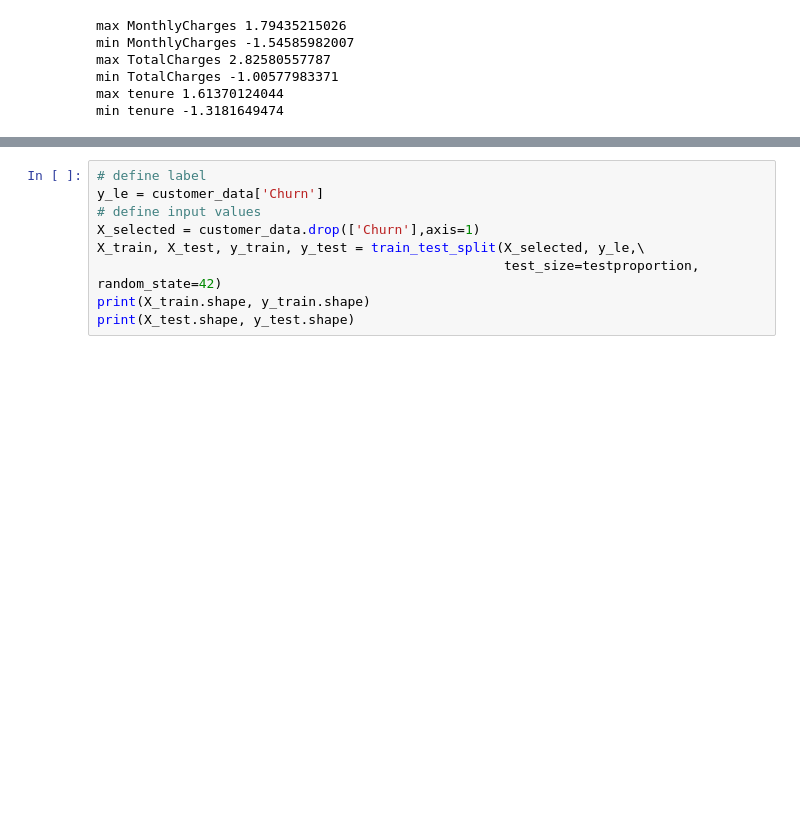
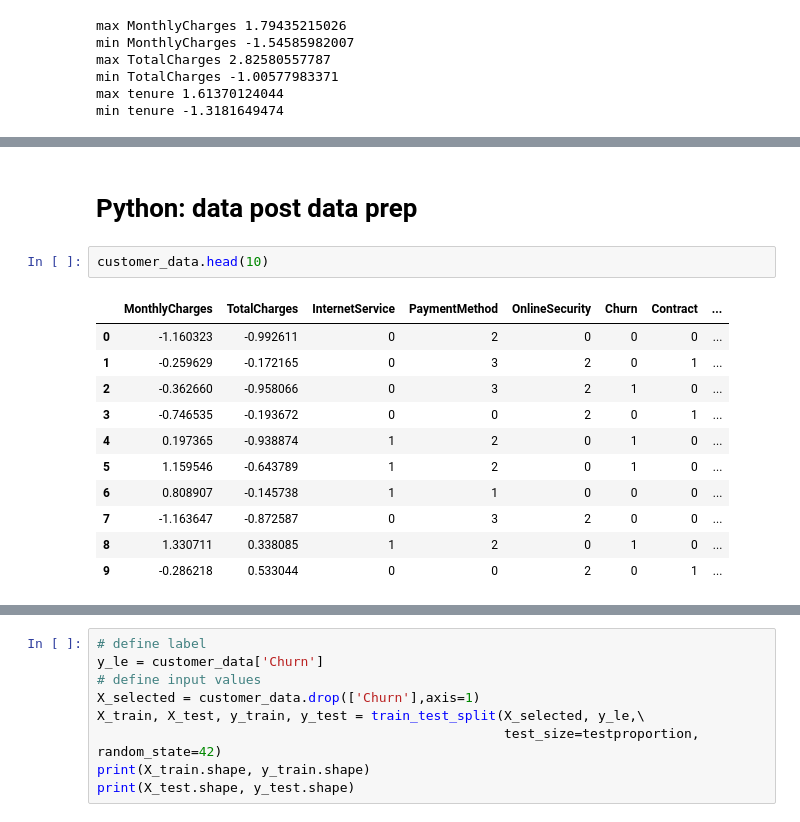
Before and after one commit to ryanmark1867/june2019_ML_bootcamp, a Jupyter notebook: churn_match_modeler.ipynb, the cells around one changed output, grey strips where cells are left out. Cells and saved outputs as stored; diff of their text form; blank space fills up the shorter version.

```diff
--- a/churn_match_modeler.ipynb
+++ b/churn_match_modeler.ipynb
@@ -318,3 +301,19 @@ min tenure -1.3181649474
    </tr>
 </table>
+# %% [markdown]
+# Python: data post data prep
+# %%
+customer_data.head(10)
+# %% [output]
+|  | MonthlyCharges | TotalCharges | InternetService | PaymentMethod | OnlineSecurity | Churn | Contract | ... |
+| 0 | -1.160323 | -0.992611 | 0 | 2 | 0 | 0 | 0 | ... |
+| 1 | -0.259629 | -0.172165 | 0 | 3 | 2 | 0 | 1 | ... |
+| 2 | -0.362660 | -0.958066 | 0 | 3 | 2 | 1 | 0 | ... |
+| 3 | -0.746535 | -0.193672 | 0 | 0 | 2 | 0 | 1 | ... |
+| 4 | 0.197365 | -0.938874 | 1 | 2 | 0 | 1 | 0 | ... |
+| 5 | 1.159546 | -0.643789 | 1 | 2 | 0 | 1 | 0 | ... |
+| 6 | 0.808907 | -0.145738 | 1 | 1 | 0 | 0 | 0 | ... |
+| 7 | -1.163647 | -0.872587 | 0 | 3 | 2 | 0 | 0 | ... |
+| 8 | 1.330711 | 0.338085 | 1 | 2 | 0 | 1 | 0 | ... |
+| 9 | -0.286218 | 0.533044 | 0 | 0 | 2 | 0 | 1 | ... |
 # %% [markdown]
```
Also changed, not shown: parts of 29 cells of this notebook.
